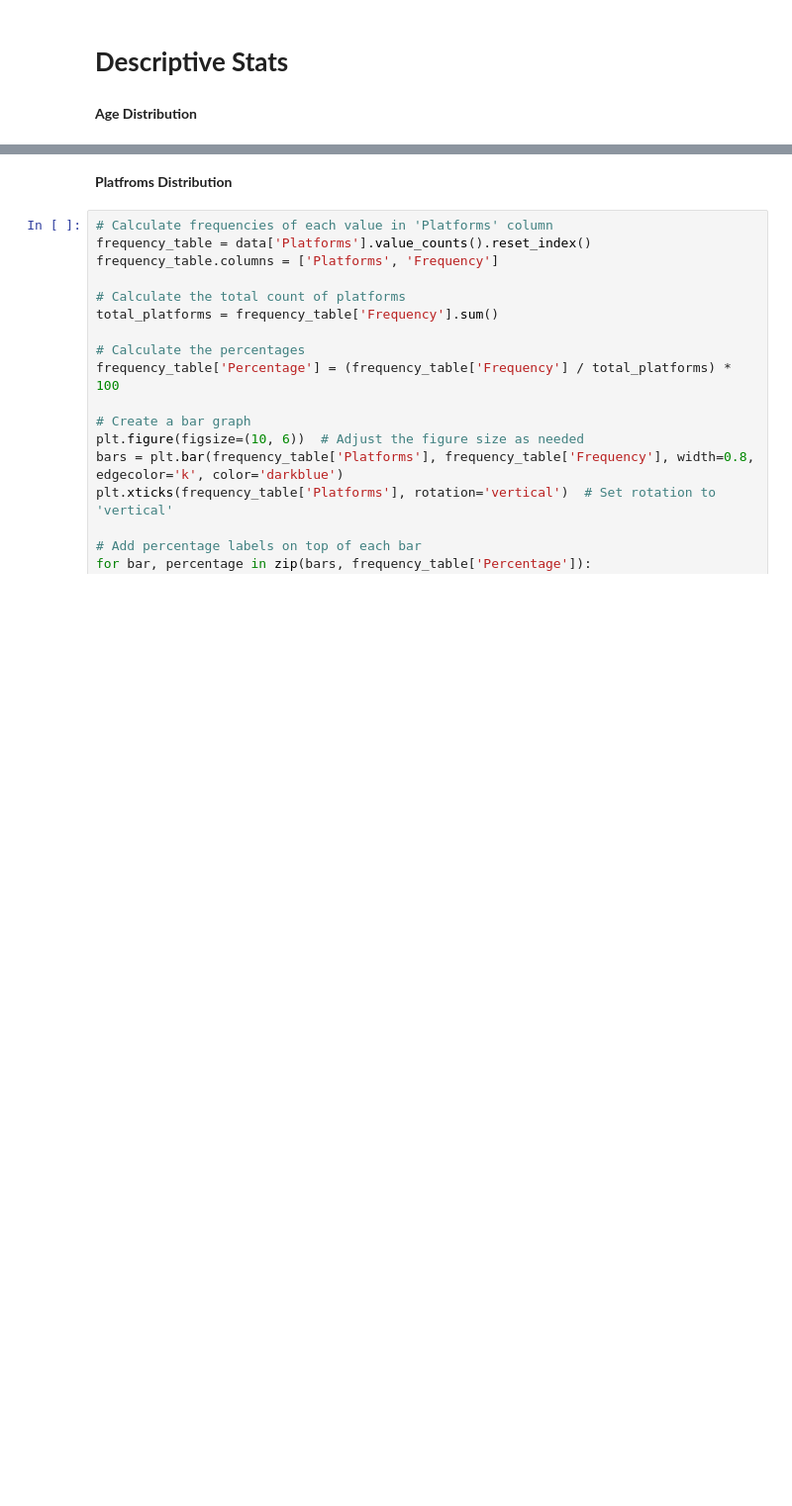
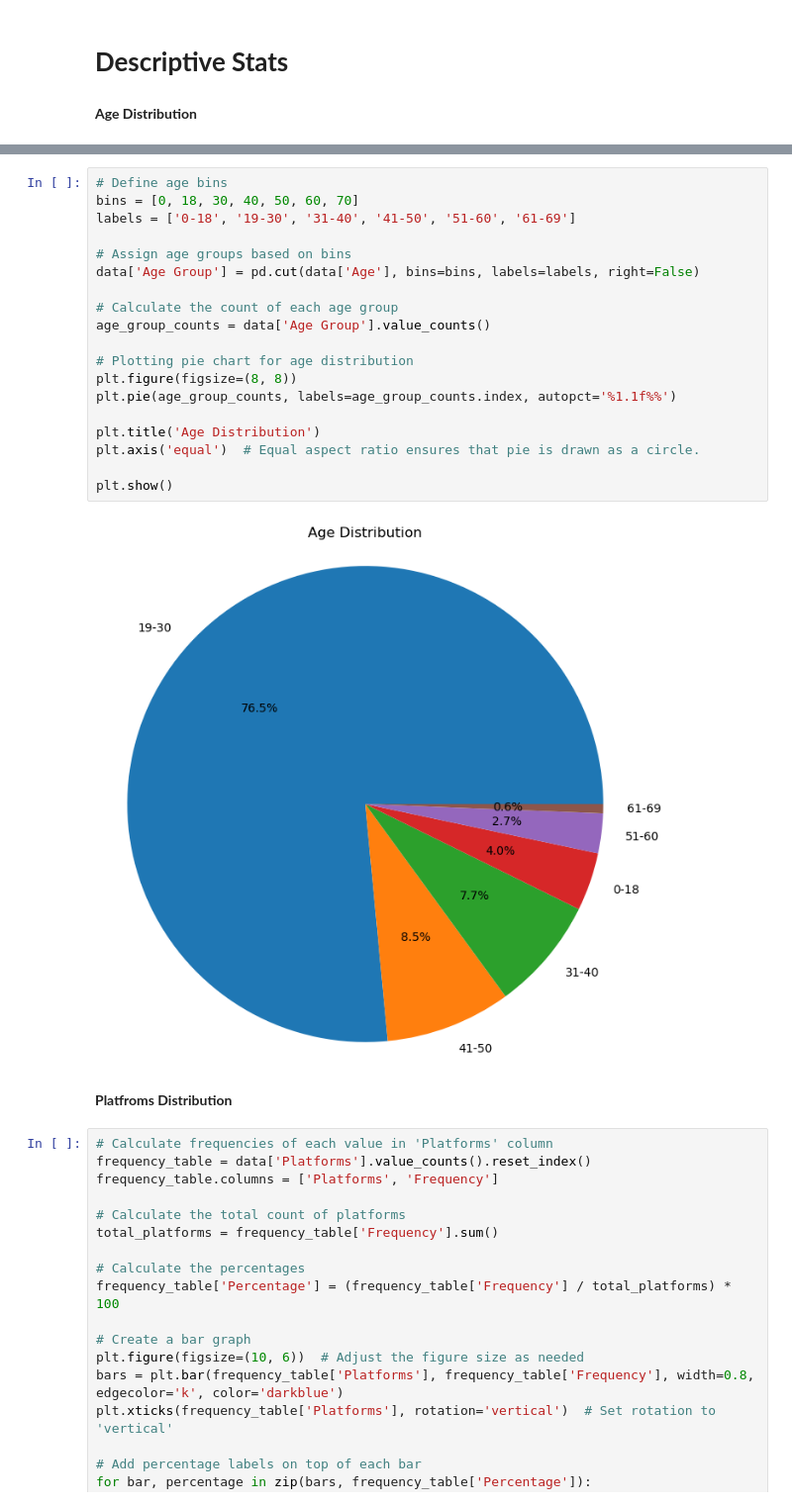
Before and after one commit to serenahinton/Social-Media-and-Mental-Health-Analysis-Project, a Jupyter notebook: social-media-analysis.ipynb, the cells around one changed output, grey strips where cells are left out. Shown at 99% size. Cells and saved outputs as stored; diff of their text form; blank space fills up the shorter version.

```diff
--- a/social-media-analysis.ipynb
+++ b/social-media-analysis.ipynb
@@ -791,3 +873,24 @@ plt.show()
+# %%
+# Define age bins
+bins = [0, 18, 30, 40, 50, 60, 70]
+labels = ['0-18', '19-30', '31-40', '41-50', '51-60', '61-69']
+
+# Assign age groups based on bins
+data['Age Group'] = pd.cut(data['Age'], bins=bins, labels=labels, right=False)
+
+# Calculate the count of each age group
+age_group_counts = data['Age Group'].value_counts()
+
+# Plotting pie chart for age distribution
+plt.figure(figsize=(8, 8))
+plt.pie(age_group_counts, labels=age_group_counts.index, autopct='%1.1f%%')
+
+plt.title('Age Distribution')
+plt.axis('equal')  # Equal aspect ratio ensures that pie is drawn as a circle.
+
+plt.show()
+# %% [output]
+[figure, added]
 # %% [markdown]
 **Platfroms Distribution**
 # %%
```
Also changed, not shown: parts of 20 cells of this notebook.
